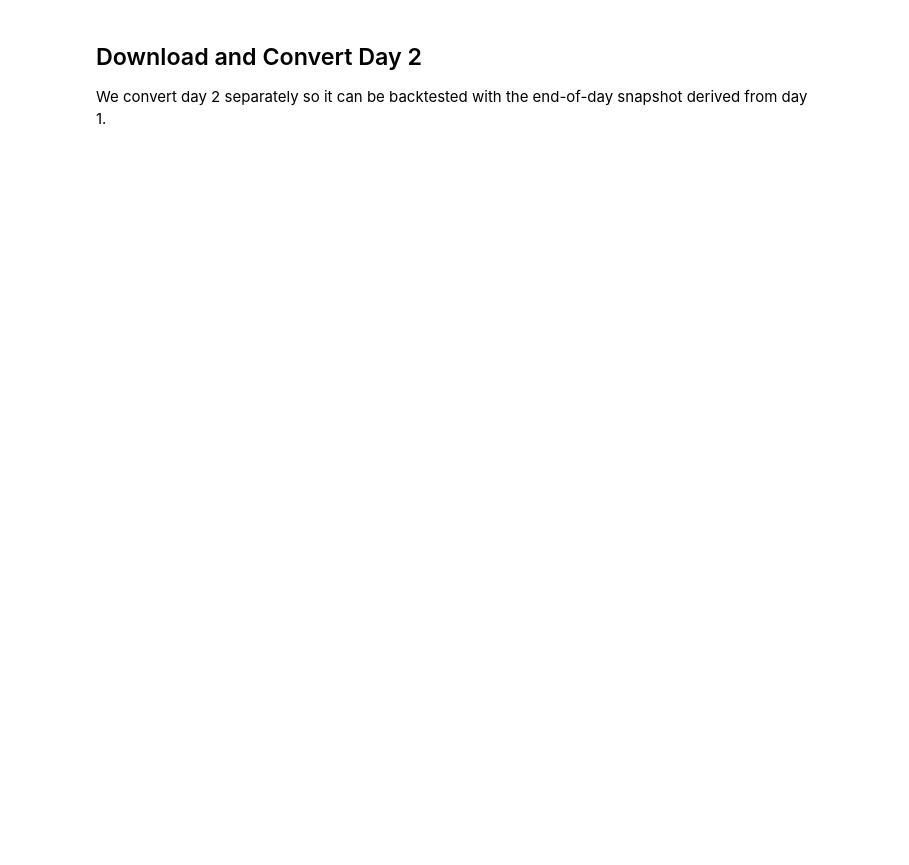
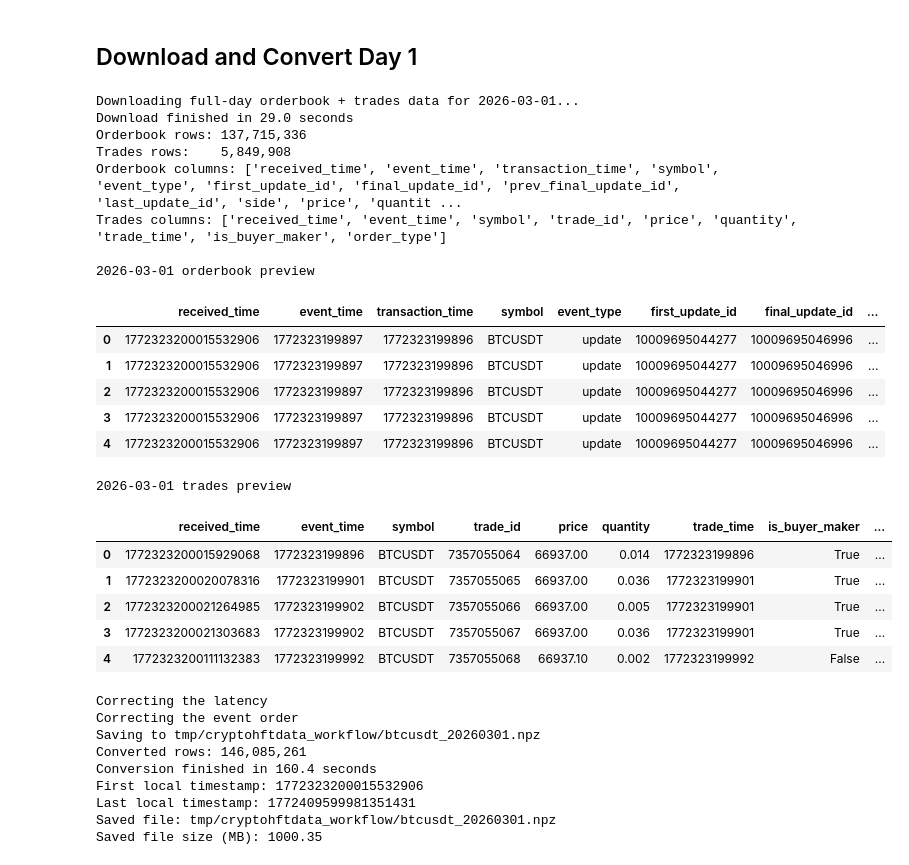
Before and after one commit to hmate9/hftbacktest, a Jupyter notebook: examples/CryptoHFTData Workflow.ipynb, the cells around one changed output. Drawn from its saved outputs; the diff is of its cells as text; code cells hidden in the pictures; blank space fills up the shorter version.

```diff
--- a/examples/CryptoHFTData Workflow.ipynb
+++ b/examples/CryptoHFTData Workflow.ipynb
@@ -58,4 +61,0 @@ DAY1_FILE
-# %% [markdown]
-## Download and Convert Day 2
-
-We convert day 2 separately so it can be backtested with the end-of-day snapshot derived from day 1.
@@ -78,0 +130,35 @@ DAY2_FILE
+# %% [markdown]
+## Download and Convert Day 1
+# %%
+prepare_day(DAY1, DAY1_FILE)
+# %% [output]
+Downloading full-day orderbook + trades data for 2026-03-01...
+Download finished in 29.0 seconds
+Orderbook rows: 137,715,336
+Trades rows:    5,849,908
+Orderbook columns: ['received_time', 'event_time', 'transaction_time', 'symbol', 'event_type', 'first_update_id', 'final_update_id', 'prev_final_update_id', 'last_update_id', 'side', 'price', 'quantit ...
+Trades columns: ['received_time', 'event_time', 'symbol', 'trade_id', 'price', 'quantity', 'trade_time', 'is_buyer_maker', 'order_type']
+
+2026-03-01 orderbook preview
+|  | received_time | event_time | transaction_time | symbol | event_type | first_update_id | final_update_id | ... |
+| 0 | 1772323200015532906 | 1772323199897 | 1772323199896 | BTCUSDT | update | 10009695044277 | 10009695046996 | ... |
+| 1 | 1772323200015532906 | 1772323199897 | 1772323199896 | BTCUSDT | update | 10009695044277 | 10009695046996 | ... |
+| 2 | 1772323200015532906 | 1772323199897 | 1772323199896 | BTCUSDT | update | 10009695044277 | 10009695046996 | ... |
+| 3 | 1772323200015532906 | 1772323199897 | 1772323199896 | BTCUSDT | update | 10009695044277 | 10009695046996 | ... |
+| 4 | 1772323200015532906 | 1772323199897 | 1772323199896 | BTCUSDT | update | 10009695044277 | 10009695046996 | ... |
+2026-03-01 trades preview
+|  | received_time | event_time | symbol | trade_id | price | quantity | trade_time | is_buyer_maker | ... |
+| 0 | 1772323200015929068 | 1772323199896 | BTCUSDT | 7357055064 | 66937.00 | 0.014 | 1772323199896 | True | ... |
+| 1 | 1772323200020078316 | 1772323199901 | BTCUSDT | 7357055065 | 66937.00 | 0.036 | 1772323199901 | True | ... |
+| 2 | 1772323200021264985 | 1772323199902 | BTCUSDT | 7357055066 | 66937.00 | 0.005 | 1772323199901 | True | ... |
+| 3 | 1772323200021303683 | 1772323199902 | BTCUSDT | 7357055067 | 66937.00 | 0.036 | 1772323199901 | True | ... |
+| 4 | 1772323200111132383 | 1772323199992 | BTCUSDT | 7357055068 | 66937.10 | 0.002 | 1772323199992 | False | ... |
+Correcting the latency
+Correcting the event order
+Saving to tmp/cryptohftdata_workflow/btcusdt_20260301.npz
+Converted rows: 146,085,261
+Conversion finished in 160.4 seconds
+First local timestamp: 1772323200015532906
+Last local timestamp: 1772409599981351431
+Saved file: tmp/cryptohftdata_workflow/btcusdt_20260301.npz
+Saved file size (MB): 1000.35
```
Also changed, not shown: parts of 24 cells of this notebook.
